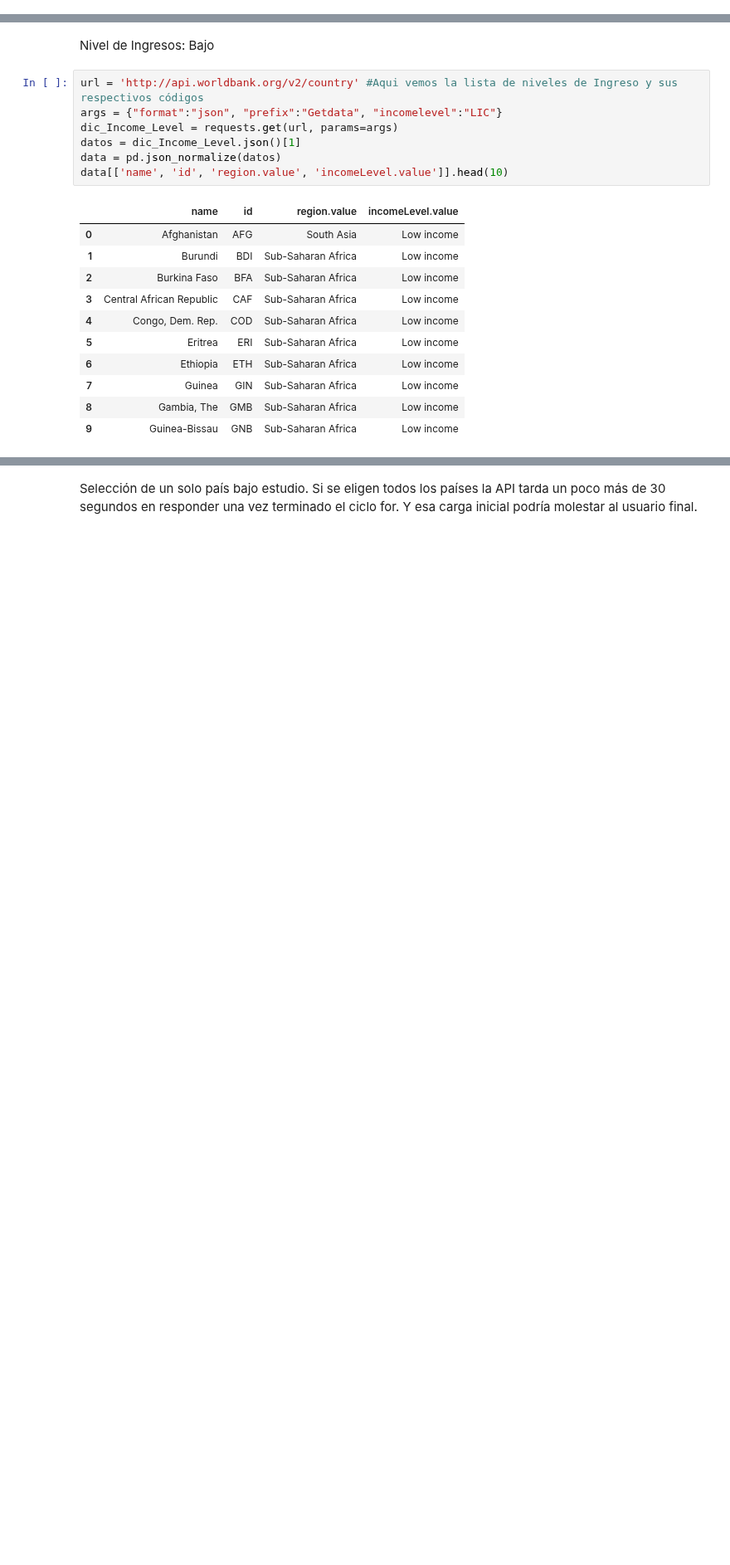
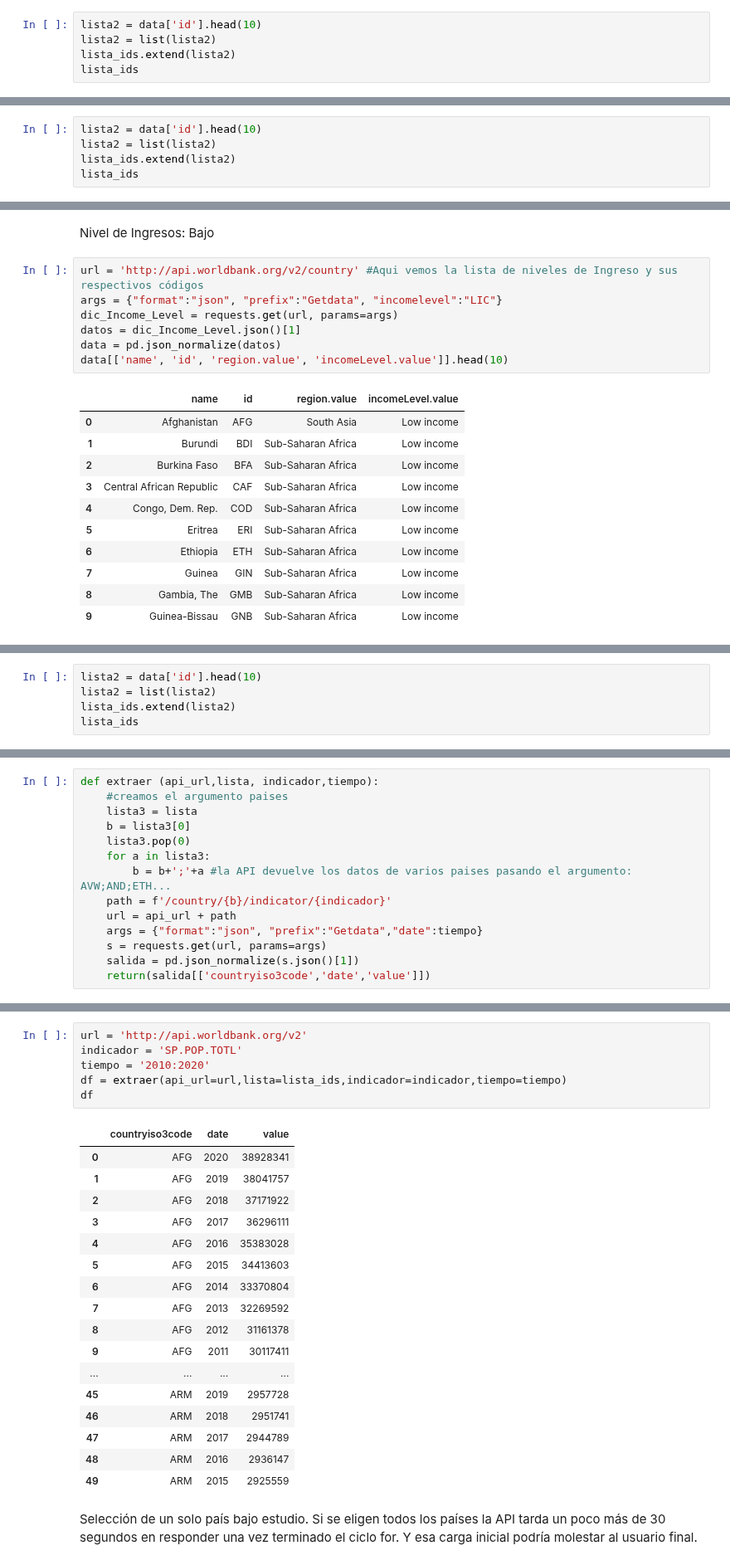
Before and after one commit to jorgeav527/life-expectancy, a Jupyter notebook: draft/pruebas.ipynb, the cells around one changed output, grey strips where cells are left out. Shown at 83% size. Cells and saved outputs as stored; diff of their text form; blank space fills up the shorter version.

Commit message:
funcion para extraer los datos de cierto indicador

```diff
--- a/draft/pruebas.ipynb
+++ b/draft/pruebas.ipynb
@@ -71,0 +82,5 @@ data[['name', 'id', 'region.value', 'incomeLevel.value']].head(10)
+# %%
+lista2 = data['id'].head(10)
+lista2 = list(lista2)
+lista_ids.extend(lista2)
+lista_ids
@@ -92,0 +131,5 @@ data[['name', 'id', 'region.value', 'incomeLevel.value']].head(10)
+# %%
+lista2 = data['id'].head(10)
+lista2 = list(lista2)
+lista_ids.extend(lista2)
+lista_ids
@@ -113,0 +177,5 @@ data[['name', 'id', 'region.value', 'incomeLevel.value']].head(10)
+# %%
+lista2 = data['id'].head(10)
+lista2 = list(lista2)
+lista_ids.extend(lista2)
+lista_ids
@@ -113,0 +206,14 @@ data[['name', 'id', 'region.value', 'incomeLevel.value']].head(10)
+# %%
+def extraer (api_url,lista, indicador,tiempo):
+    #creamos el argumento paises
+    lista3 = lista
+    b = lista3[0]
+    lista3.pop(0)
+    for a in lista3:
+        b = b+';'+a #la API devuelve los datos de varios paises pasando el argumento: AVW;AND;ETH...
+    path = f'/country/{b}/indicator/{indicador}'
+    url = api_url + path
+    args = {"format":"json", "prefix":"Getdata","date":tiempo}
+    s = requests.get(url, params=args)
+    salida = pd.json_normalize(s.json()[1])
+    return(salida[['countryiso3code','date','value']])
@@ -114,3 +222,27 @@ data[['name', 'id', 'region.value', 'incomeLevel.value']].head(10)
+# %%
+url = 'http://api.worldbank.org/v2'
+indicador = 'SP.POP.TOTL'
+tiempo = '2010:2020'
+df = extraer(api_url=url,lista=lista_ids,indicador=indicador,tiempo=tiempo)
+df
+# %% [output]
+|  | countryiso3code | date | value |
+| 0 | AFG | 2020 | 38928341 |
+| 1 | AFG | 2019 | 38041757 |
+| 2 | AFG | 2018 | 37171922 |
+| 3 | AFG | 2017 | 36296111 |
+| 4 | AFG | 2016 | 35383028 |
+| 5 | AFG | 2015 | 34413603 |
+| 6 | AFG | 2014 | 33370804 |
+| 7 | AFG | 2013 | 32269592 |
+| 8 | AFG | 2012 | 31161378 |
+| 9 | AFG | 2011 | 30117411 |
+| ... | ... | ... | ... |
+| 45 | ARM | 2019 | 2957728 |
+| 46 | ARM | 2018 | 2951741 |
+| 47 | ARM | 2017 | 2944789 |
+| 48 | ARM | 2016 | 2936147 |
+| 49 | ARM | 2015 | 2925559 |
 # %% [markdown]
 Selección de un solo país bajo estudio. Si se eligen todos los países la API tarda un poco más de 30 segundos en responder una vez terminado el ciclo for. Y esa carga inicial podría molestar al usuario final.
 # %%
```
Also changed, not shown: parts of 12 cells of this notebook.
